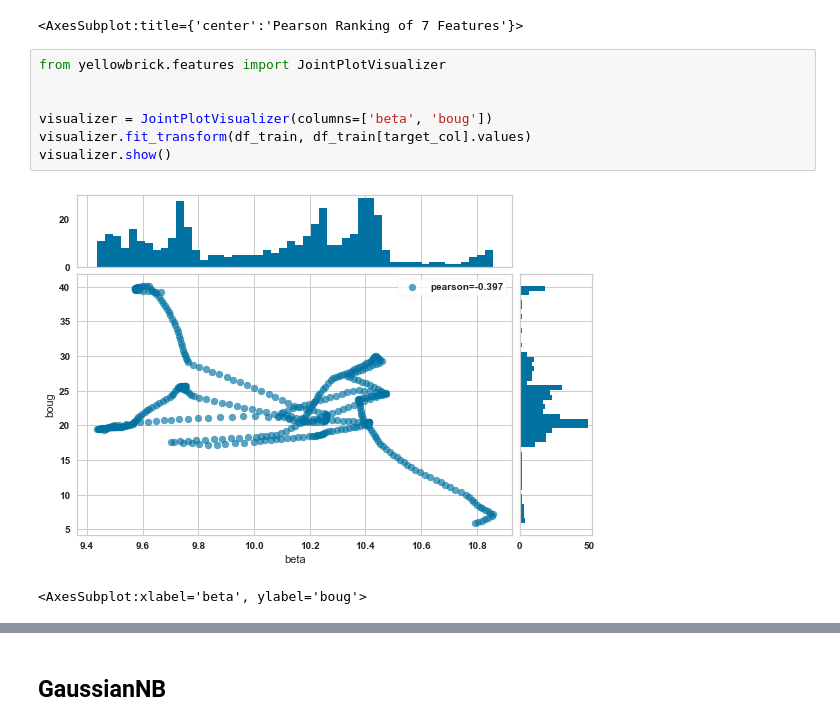
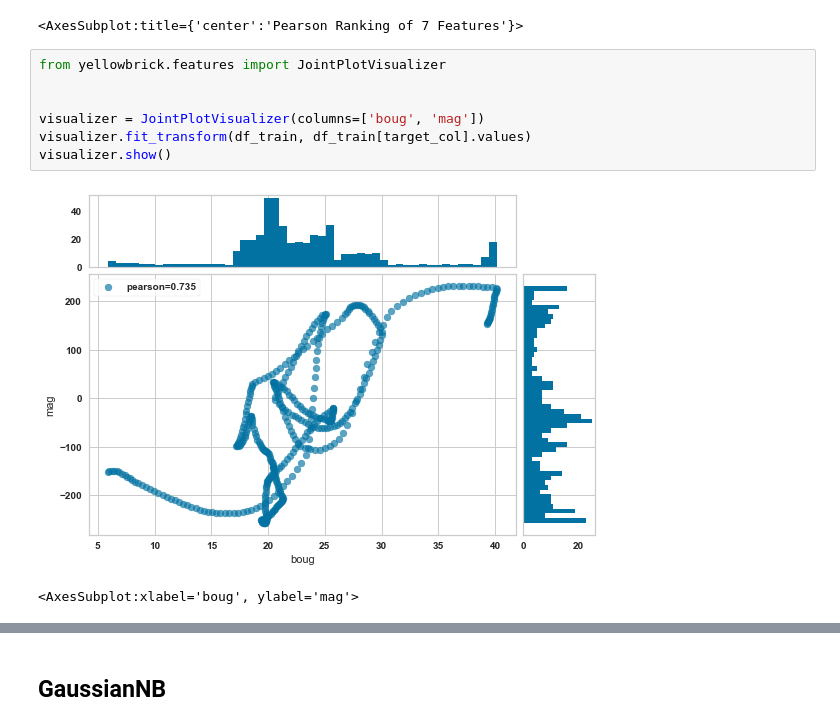
Before and after one commit to porterdf/bedclass, a Jupyter notebook: test_load_UTG-line.ipynb, the cells around one changed output, grey strips where cells are left out. Saved outputs shown, nothing was run; the diff lists cells and outputs as text.

```diff
--- a/test_load_UTG-line.ipynb
+++ b/test_load_UTG-line.ipynb
@@ -335,13 +337,13 @@ visualizer.show()
 # %%
 from yellowbrick.features import JointPlotVisualizer
 
 
-visualizer = JointPlotVisualizer(columns=['beta', 'boug'])
+visualizer = JointPlotVisualizer(columns=['boug', 'mag'])
 visualizer.fit_transform(df_train, df_train[target_col].values)
 visualizer.show()
 # %% [output]
-[figure, old version]
+[figure, new version]
-<AxesSubplot:xlabel='beta', ylabel='boug'>
+<AxesSubplot:xlabel='boug', ylabel='mag'>
 # %%
 from yellowbrick.features import parallel_coordinates
 
```
Also changed, not shown: parts of 15 cells of this notebook, 1 other file.
